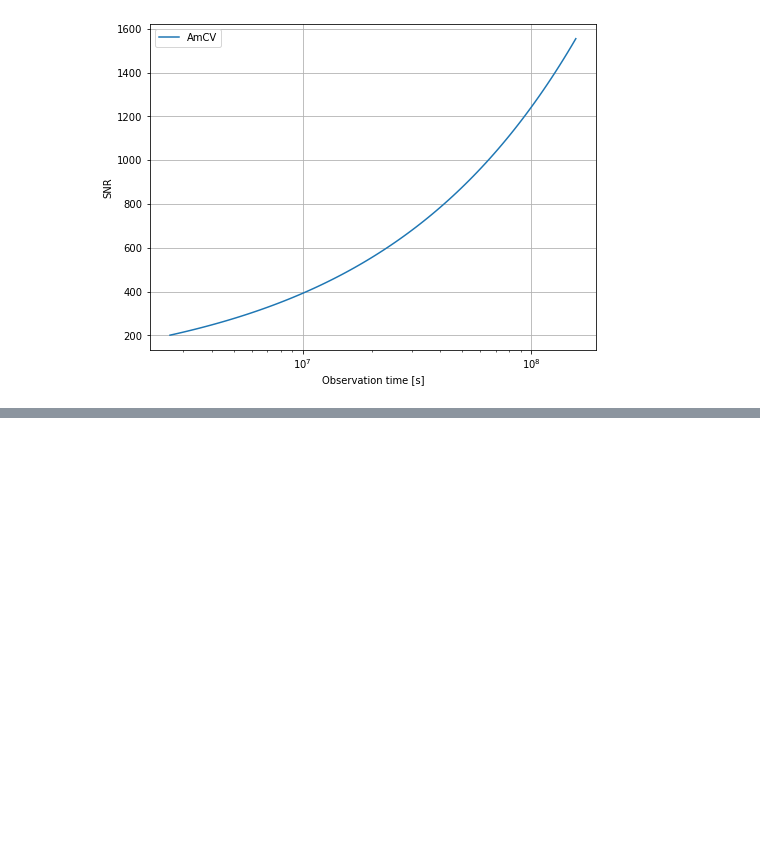
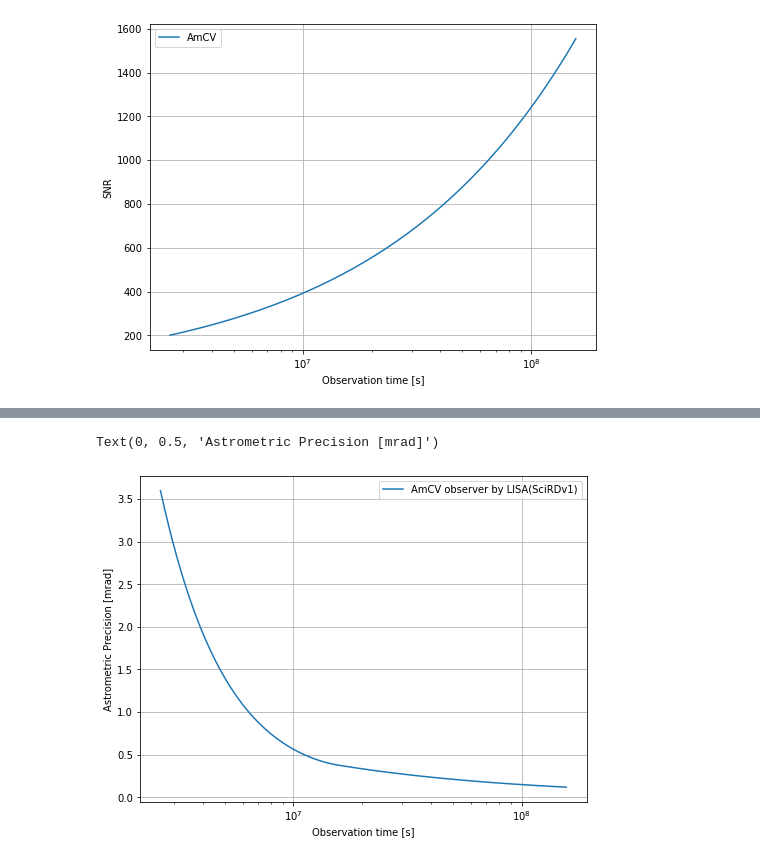
Before and after one commit to JohnGBaker/GWI-metrics, a Jupyter notebook: Notebooks/CWSNRNotebook.ipynb, the cells around one changed output, grey strips where cells are left out. Cells and saved outputs as stored; diff of their text form; code cells hidden in the pictures; blank space fills up the shorter version.

Commit message:
first astrometric calculator for CW

```diff
--- a/Notebooks/CWSNRNotebook.ipynb
+++ b/Notebooks/CWSNRNotebook.ipynb
@@ -99,0 +130,13 @@ Text(0, 0.5, 'SNR')
+# %%
+# Angular resolution
+deltaTheta = deltaThetaDiff/snrt
+plt.figure(figsize=[8,6])
+plt.plot(t,deltaTheta*1e3,label='%s observer by %s' % (source.get('label'), LISASciRDv1.get('label')))
+plt.legend()
+plt.xscale('log')
+plt.grid(True)
+plt.xlabel('Observation time [s]')
+plt.ylabel('Astrometric Precision [mrad]')
+# %% [output]
+Text(0, 0.5, 'Astrometric Precision [mrad]')
+[figure, added]
```
Also changed, not shown: parts of 6 cells of this notebook, 1 other file.
